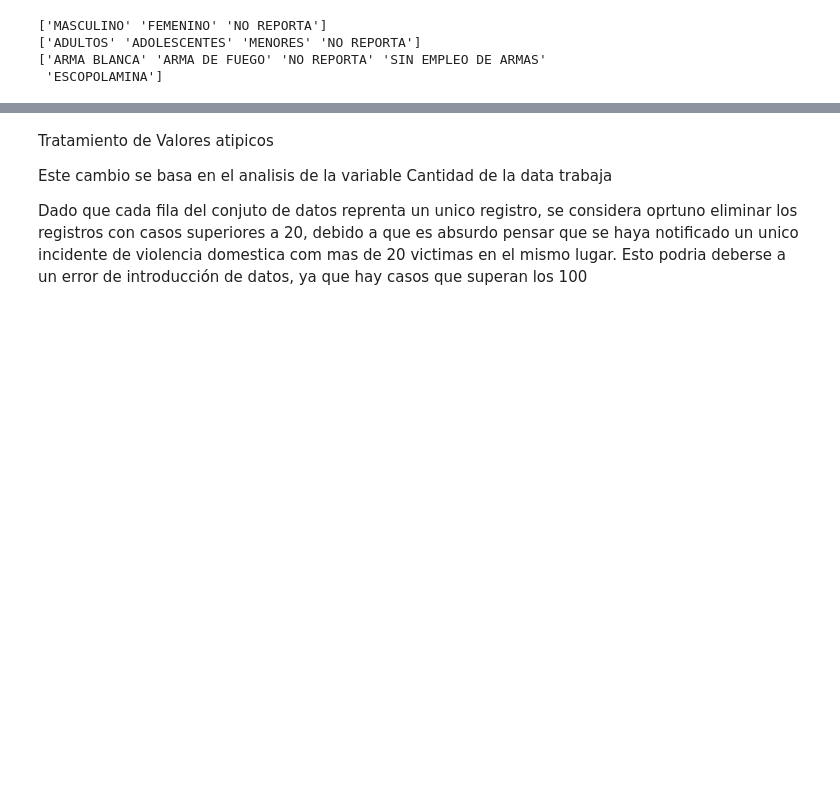
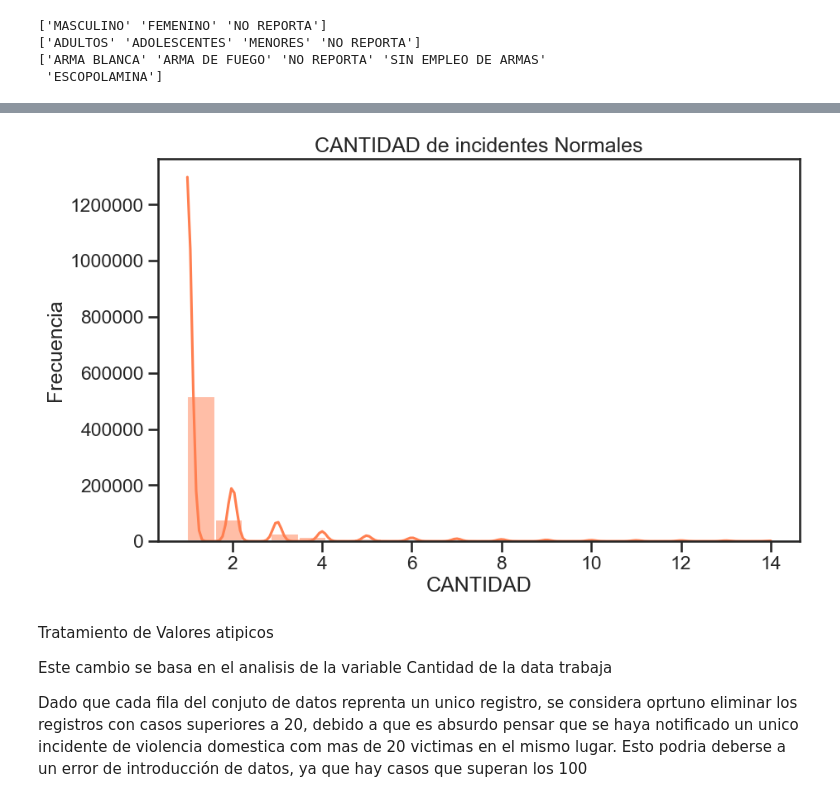
Before and after one commit to VictorAlexanderM/Analitica_datos, a Jupyter notebook: Analisis_AS.ipynb, the cells around one changed output, grey strips where cells are left out. Saved outputs shown, nothing was run; the diff lists cells and outputs as text; code cells hidden in the pictures; blank space fills up the shorter version.

```diff
--- a/Analisis_AS.ipynb
+++ b/Analisis_AS.ipynb
@@ -134,3 +212,18 @@ print(df['ARMAS MEDIOS'].unique())
+# %%
+plt.figure(figsize=(10, 6))
+sns.histplot(df_sin_atipicos['CANTIDAD'], kde=True, color="coral")
+
+# Configurar el título y etiquetas del gráfico
+plt.title("CANTIDAD de incidentes Normales")
+plt.xlabel("CANTIDAD")
+plt.ylabel("Frecuencia")
+
+# Ajustar el formato de los valores en el eje Y para que no use notación científica
+plt.ticklabel_format(style='plain', axis='y')  # Muestra números completos en el eje Y
+
+plt.show()
+# %% [output]
+[figure, added]
 # %% [markdown]
 Tratamiento de Valores atipicos
 
```
Also changed, not shown: parts of 25 cells of this notebook, 7 other files.
